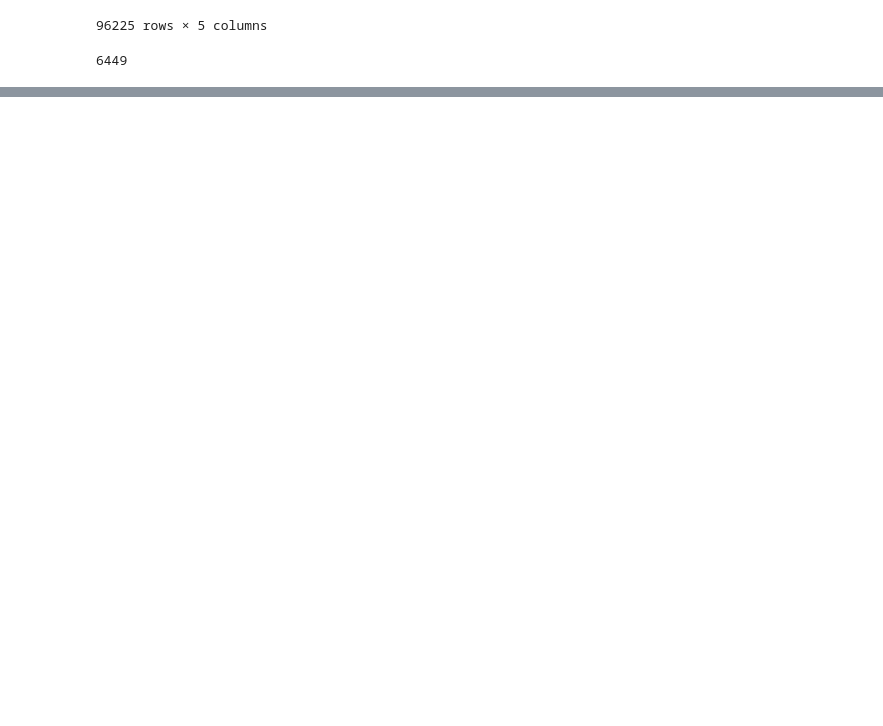
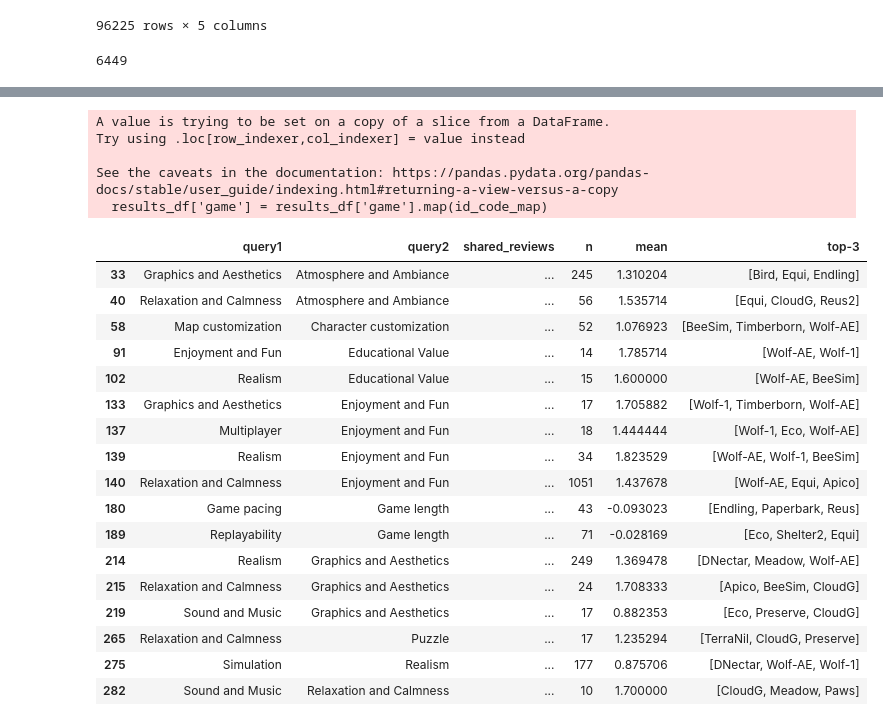
Before and after one commit to rik1599/mth-review-analysis, a Jupyter notebook: queries.ipynb, the cells around one changed output, grey strips where cells are left out. Cells and saved outputs as stored; diff of their text form; code cells hidden in the pictures; blank space fills up the shorter version.

```diff
--- a/queries.ipynb
+++ b/queries.ipynb
@@ -179,7 +191,12 @@ games = games[games['Final decision'] == 'Yes']
 
 games['SteamID'] = games['SteamID'].astype(int).astype(str)
 games.set_index('SteamID', inplace=True)
-games = games[['game']]
+games = games[['game', 'LongCode']]
+games.rename(columns={'LongCode': 'code'}, inplace=True)
 games = games.loc[selected_games]
 
 games.to_latex('output/games.tex')
+
+id_code_map = games['code'].to_dict()
+
+games
@@ -186,28 +222,53 @@ games.to_latex('output/games.tex')
 # %%
 from itertools import combinations
 from collections import defaultdict
 
 results_df = results_df[results_df['game'].isin(selected_games)]
+results_df['game'] = results_df['game'].map(id_code_map)
 grouped = results_df.groupby('query', observed=True)
 cooccurrence = defaultdict(int)
 
 # Count co-occurrences of reviews between query pairs
 for (query1, reviews1), (query2, reviews2) in combinations(grouped, 2):
     shared_reviews = pd.merge(reviews1, reviews2, on='review', how='inner')
     cooccurrence[(query2, query1)] = shared_reviews
 
 cooccurrence = pd.DataFrame([
     {'query1': q1, 'query2': q2, 'shared_reviews': count}
     for (q1, q2), count in cooccurrence.items()
 ])
 
 cooccurrence = cooccurrence[cooccurrence['shared_reviews'].apply(lambda x: len(x) >= 10)]
 
 cooccurrence['n'] = cooccurrence['shared_reviews'].apply(len)
 cooccurrence['mean'] = cooccurrence['shared_reviews'].apply(lambda x: np.mean(x['sentiment_x']))
 cooccurrence['top-3'] = cooccurrence['shared_reviews'].apply(lambda x: x.groupby('game_x', observed=True)['sentiment_x'].mean().nlargest(3).index.tolist())
 
 cooccurrence
+# %% [output]
+A value is trying to be set on a copy of a slice from a DataFrame.
+Try using .loc[row_indexer,col_indexer] = value instead
+
+See the caveats in the documentation: https://pandas.pydata.org/pandas-docs/stable/user_guide/indexing.html#returning-a-view-versus-a-copy
+  results_df['game'] = results_df['game'].map(id_code_map)
+|  | query1 | query2 | shared_reviews | n | mean | top-3 |
+| 33 | Graphics and Aesthetics | Atmosphere and Ambiance | ... | 245 | 1.310204 | [Bird, Equi, Endling] |
+| 40 | Relaxation and Calmness | Atmosphere and Ambiance | ... | 56 | 1.535714 | [Equi, CloudG, Reus2] |
+| 58 | Map customization | Character customization | ... | 52 | 1.076923 | [BeeSim, Timberborn, Wolf-AE] |
+| 91 | Enjoyment and Fun | Educational Value | ... | 14 | 1.785714 | [Wolf-AE, Wolf-1] |
+| 102 | Realism | Educational Value | ... | 15 | 1.600000 | [Wolf-AE, BeeSim] |
+| 133 | Graphics and Aesthetics | Enjoyment and Fun | ... | 17 | 1.705882 | [Wolf-1, Timberborn, Wolf-AE] |
+| 137 | Multiplayer | Enjoyment and Fun | ... | 18 | 1.444444 | [Wolf-1, Eco, Wolf-AE] |
+| 139 | Realism | Enjoyment and Fun | ... | 34 | 1.823529 | [Wolf-AE, Wolf-1, BeeSim] |
+| 140 | Relaxation and Calmness | Enjoyment and Fun | ... | 1051 | 1.437678 | [Wolf-AE, Equi, Apico] |
+| 180 | Game pacing | Game length | ... | 43 | -0.093023 | [Endling, Paperbark, Reus] |
+| 189 | Replayability | Game length | ... | 71 | -0.028169 | [Eco, Shelter2, Equi] |
+| 214 | Realism | Graphics and Aesthetics | ... | 249 | 1.369478 | [DNectar, Meadow, Wolf-AE] |
+| 215 | Relaxation and Calmness | Graphics and Aesthetics | ... | 24 | 1.708333 | [Apico, BeeSim, CloudG] |
+| 219 | Sound and Music | Graphics and Aesthetics | ... | 17 | 0.882353 | [Eco, Preserve, CloudG] |
+| 265 | Relaxation and Calmness | Puzzle | ... | 17 | 1.235294 | [TerraNil, CloudG, Preserve] |
+| 275 | Simulation | Realism | ... | 177 | 0.875706 | [DNectar, Wolf-AE, Wolf-1] |
+| 282 | Sound and Music | Relaxation and Calmness | ... | 10 | 1.700000 | [CloudG, Meadow, Paws] |
 # %%
 top_3 = pd.DataFrame(
     index=pd.MultiIndex.from_frame(cooccurrence[['query1', 'query2']]),
```
Also changed, not shown: parts of 9 cells of this notebook, 2 other files.
